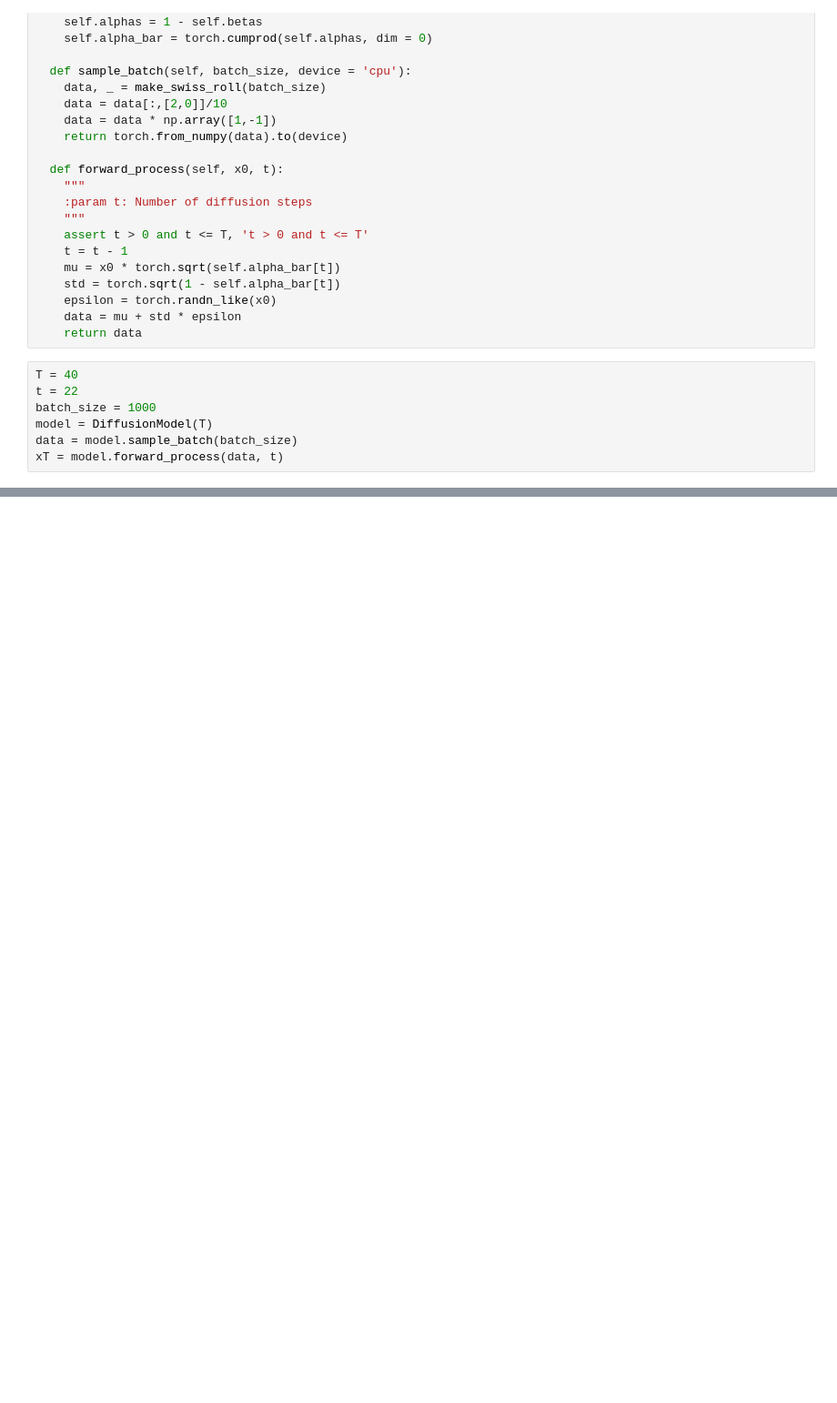
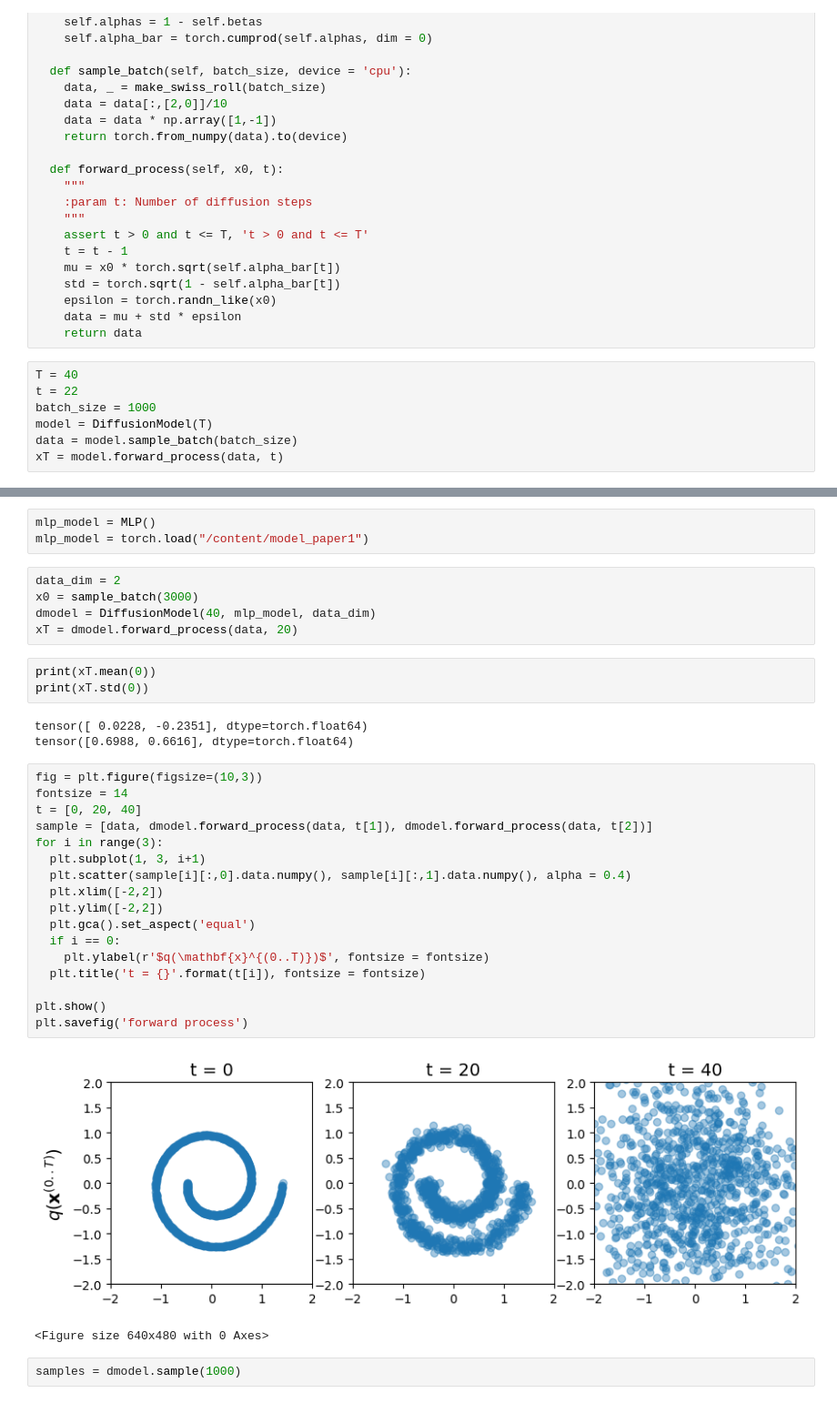
Before and after one commit to tvpian/Diffusion_Models, a Jupyter notebook: GenAI: Diffusion_Models.ipynb, the cells around one changed output, grey strips where cells are left out. Shown at 91% size. Saved outputs shown, nothing was run; the diff lists cells and outputs as text; blank space fills up the shorter version.

```diff
--- a/GenAI: Diffusion_Models.ipynb
+++ b/GenAI: Diffusion_Models.ipynb
@@ -176,0 +227,36 @@ class DiffusionModel():
+# %%
+mlp_model = MLP()
+mlp_model = torch.load("/content/model_paper1")
+# %%
+data_dim = 2
+x0 = sample_batch(3000)
+dmodel = DiffusionModel(40, mlp_model, data_dim)
+xT = dmodel.forward_process(data, 20)
+# %%
+print(xT.mean(0))
+print(xT.std(0))
+# %% [output]
+tensor([ 0.0228, -0.2351], dtype=torch.float64)
+tensor([0.6988, 0.6616], dtype=torch.float64)
+# %%
+fig = plt.figure(figsize=(10,3))
+fontsize = 14
+t = [0, 20, 40]
+sample = [data, dmodel.forward_process(data, t[1]), dmodel.forward_process(data, t[2])]
+for i in range(3):
+  plt.subplot(1, 3, i+1)
+  plt.scatter(sample[i][:,0].data.numpy(), sample[i][:,1].data.numpy(), alpha = 0.4)
+  plt.xlim([-2,2])
+  plt.ylim([-2,2])
+  plt.gca().set_aspect('equal')
+  if i == 0:
+    plt.ylabel(r'$q(\mathbf{x}^{(0..T)})$', fontsize = fontsize)
+  plt.title('t = {}'.format(t[i]), fontsize = fontsize)
+
+plt.show()
+plt.savefig('forward process')
+# %% [output]
+[figure, added]
+<Figure size 640x480 with 0 Axes>
+# %%
+samples = dmodel.sample(1000)
```
Also changed, not shown: parts of 15 cells of this notebook.
